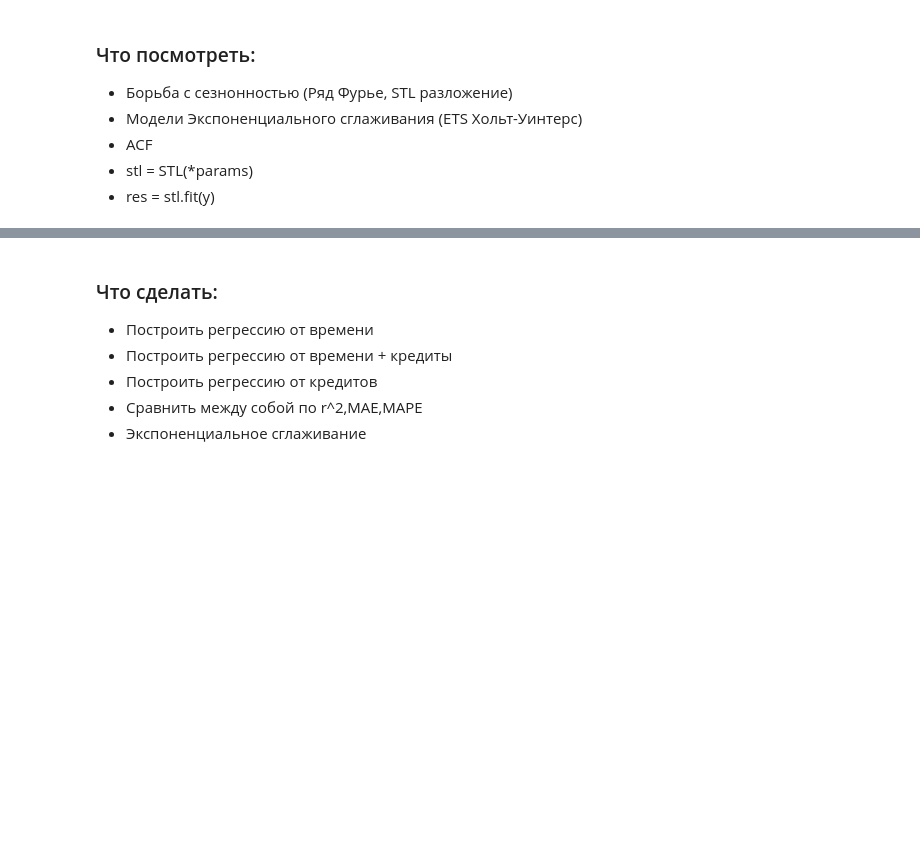
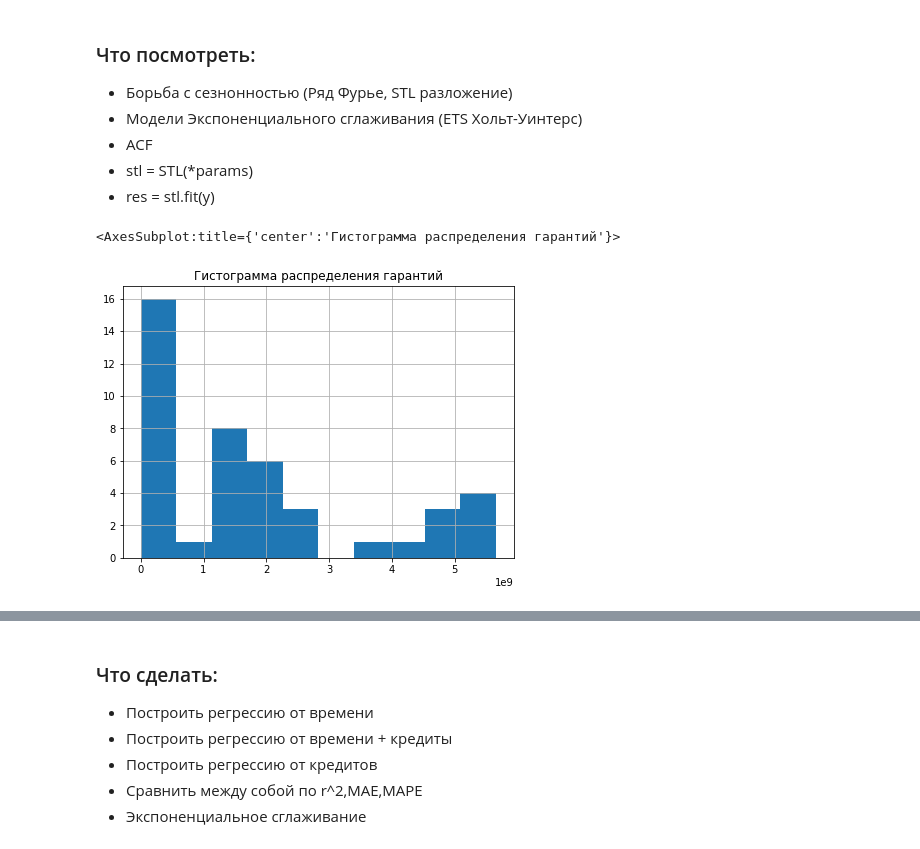
Before and after one commit to lisa2271/Praktika, a Jupyter notebook: praktika.ipynb, the cells around one changed output, grey strips where cells are left out. Saved outputs shown, nothing was run; the diff lists cells and outputs as text; code cells hidden in the pictures; blank space fills up the shorter version.

```diff
--- a/praktika.ipynb
+++ b/praktika.ipynb
@@ -297,3 +213,10 @@ y = x0 + a1x1 + b(x2)^ + a2*t
 * ACF
 * stl = STL(*params)
 * res = stl.fit(y)
+# %%
+plt.title('Гистограмма распределения гарантий')
+rcParams['figure.figsize'] = 7,5
+data1.amount.hist()
+# %% [output]
+<AxesSubplot:title={'center':'Гистограмма распределения гарантий'}>
+[figure, added]
```
Also changed, not shown: parts of 43 cells of this notebook.
